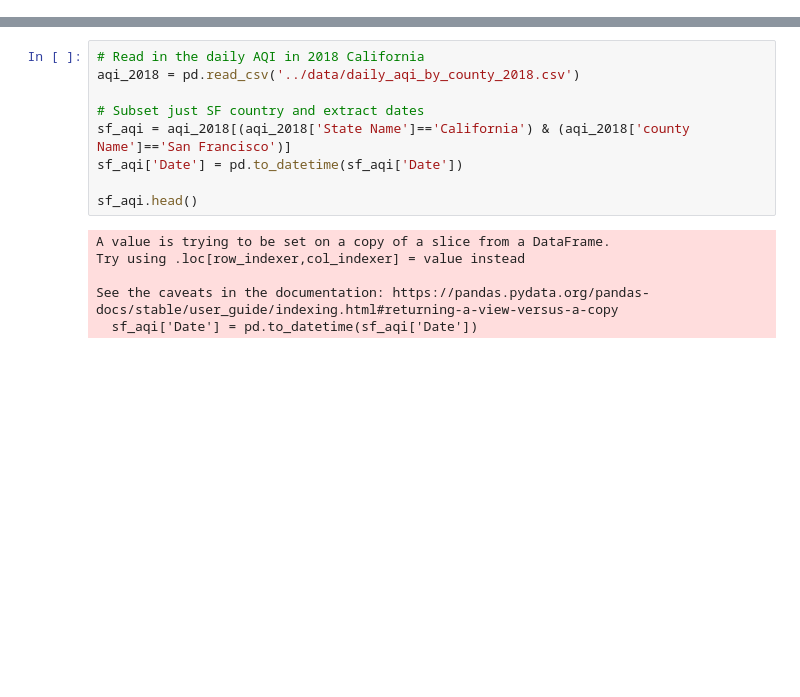
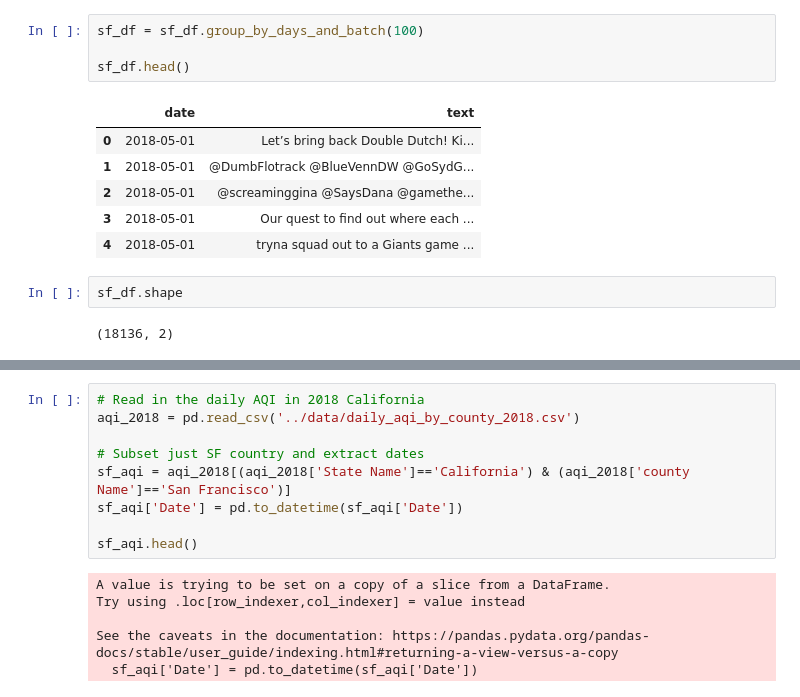
Before and after one commit to zcalhoun/wildfire, a Jupyter notebook: notebooks/san-francisco-v3.ipynb, the cells around one changed output, grey strips where cells are left out. Drawn from its saved outputs; the diff is of its cells as text; blank space fills up the shorter version.

```diff
--- a/notebooks/san-francisco-v3.ipynb
+++ b/notebooks/san-francisco-v3.ipynb
@@ -88,3 +81,18 @@ sf_df.head()
+# %%
+sf_df = sf_df.group_by_days_and_batch(100)
+
+sf_df.head()
+# %% [output]
+|  | date | text |
+| 0 | 2018-05-01 | Let’s bring back Double Dutch! Ki... |
+| 1 | 2018-05-01 | @DumbFlotrack @BlueVennDW @GoSydG... |
+| 2 | 2018-05-01 | @screaminggina @SaysDana @gamethe... |
+| 3 | 2018-05-01 | Our quest to find out where each ... |
+| 4 | 2018-05-01 | tryna squad out to a Giants game ... |
+# %%
+sf_df.shape
+# %% [output]
+(18136, 2)
 # %%
 # What are the basics of this data set?
 print("Lenth: ", len(sf_df))
```
Also changed, not shown: parts of 18 cells of this notebook, 1 other file.
